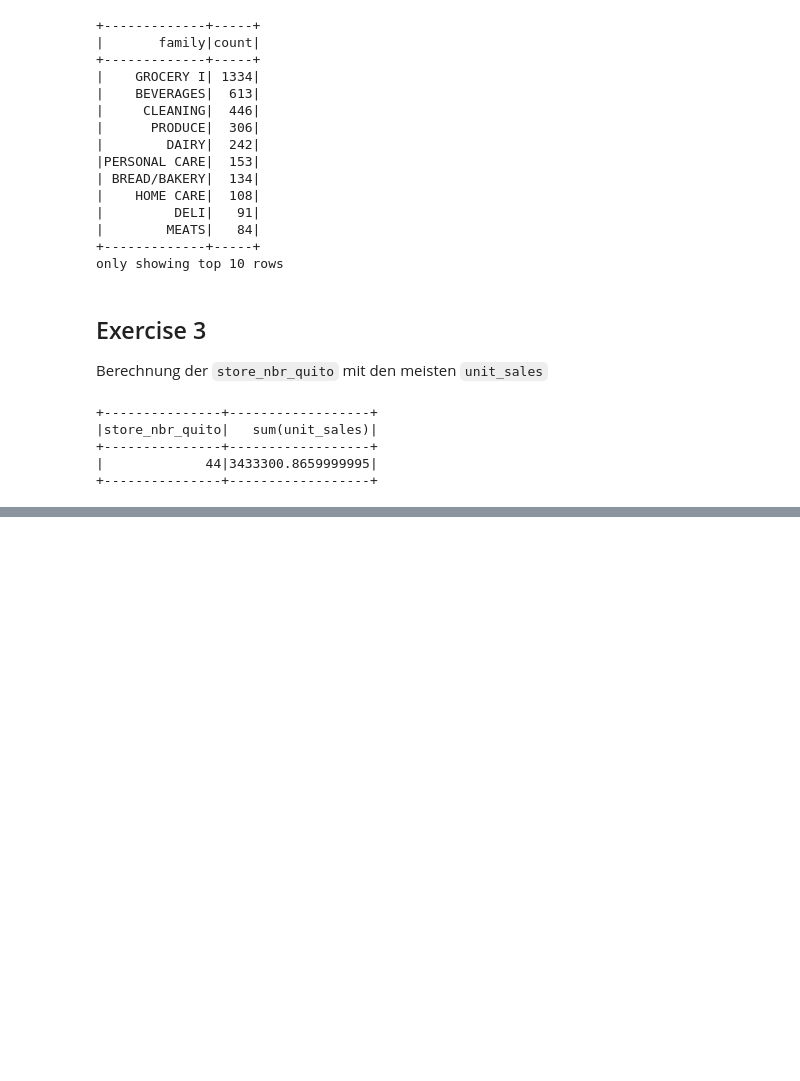
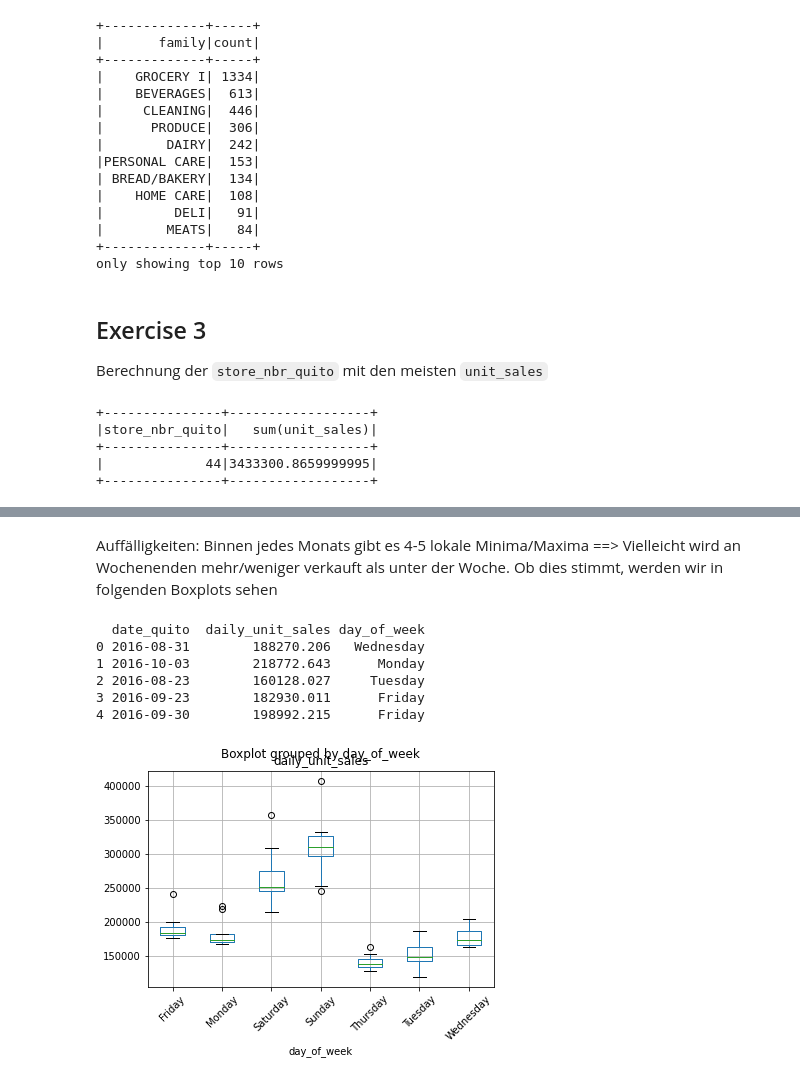
Before and after one commit to kevinsuedmersen/hadoop-sandbox, a Jupyter notebook: jupyter-spark/work/assignments/uebung_26_pyspark.ipynb, the cells around one changed output, grey strips where cells are left out. Drawn from its saved outputs; the diff is of its cells as text; code cells hidden in the pictures; blank space fills up the shorter version.

```diff
--- a/jupyter-spark/work/assignments/uebung_26_pyspark.ipynb
+++ b/jupyter-spark/work/assignments/uebung_26_pyspark.ipynb
@@ -224,0 +235,17 @@ daily_unit_sales.plot(x='date_quito', y='daily_unit_sales')
+# %% [markdown]
+Auffälligkeiten:
+Binnen jedes Monats gibt es 4-5 lokale Minima/Maxima ==> Vielleicht wird an Wochenenden mehr/weniger verkauft als unter der Woche. Ob dies stimmt, werden wir in folgenden Boxplots sehen
+# %%
+# 4. Boxplot of unit sales grouped by day of week
+daily['date_quito'] = pd.to_datetime(daily['date_quito'])
+daily['day_of_week'] = daily['date_quito'].dt.day_name()
+print(daily.head())
+_ = daily.boxplot('daily_unit_sales', by='day_of_week', rot=45)
+# %% [output]
+  date_quito  daily_unit_sales day_of_week
+0 2016-08-31        188270.206   Wednesday
+1 2016-10-03        218772.643      Monday
+2 2016-08-23        160128.027     Tuesday
+3 2016-09-23        182930.011      Friday
+4 2016-09-30        198992.215      Friday
+[figure, added]
```
Also changed, not shown: parts of 17 cells of this notebook.
